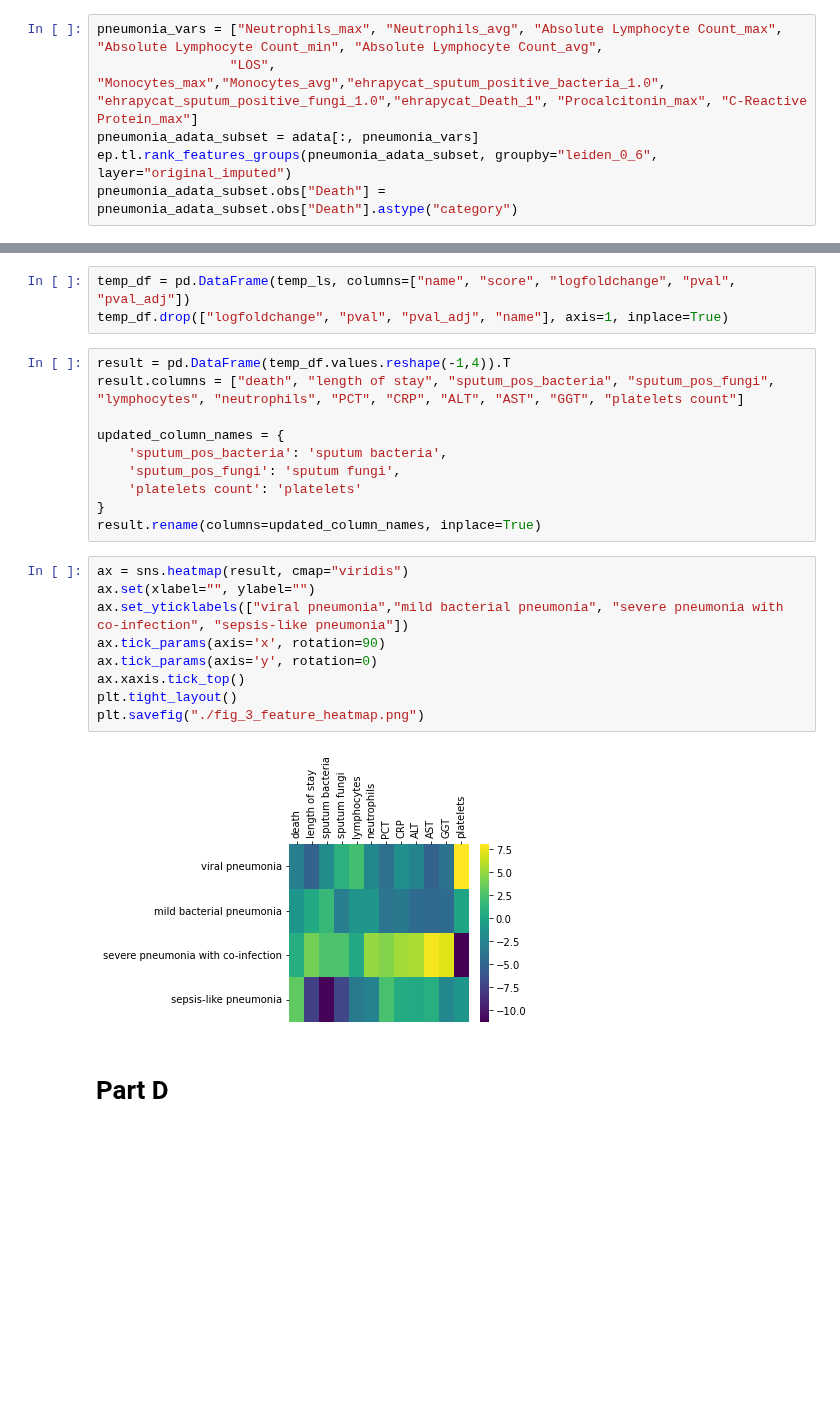
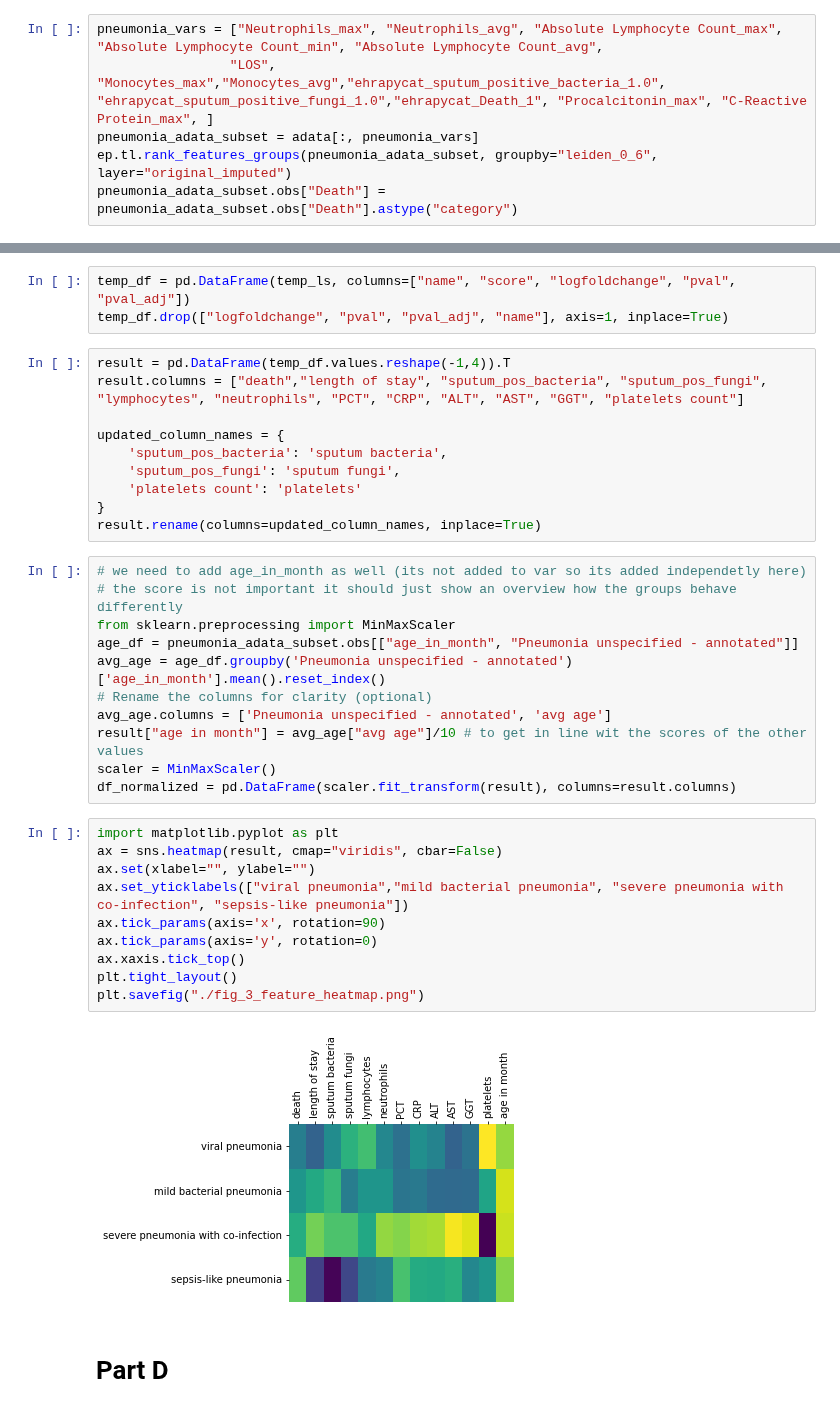
Before and after one commit to theislab/ehrapy-reproducibility, a Jupyter notebook: Figure_3/Figure3_nb.ipynb, the cells around one changed output, grey strips where cells are left out. Saved outputs shown, nothing was run; the diff lists cells and outputs as text; blank space fills up the shorter version.

```diff
--- a/Figure_3/Figure3_nb.ipynb
+++ b/Figure_3/Figure3_nb.ipynb
@@ -162,6 +186,6 @@ WARNING: saving figure to file figures/umapfig3_age_in_month.pdf
 # %%
 pneumonia_vars = ["Neutrophils_max", "Neutrophils_avg", "Absolute Lymphocyte Count_max", "Absolute Lymphocyte Count_min", "Absolute Lymphocyte Count_avg",
-                 "LOS", "Monocytes_max","Monocytes_avg","ehrapycat_sputum_positive_bacteria_1.0", "ehrapycat_sputum_positive_fungi_1.0","ehrapycat_Death_1", "Procalcitonin_max", "C-Reactive Protein_max"]
+                 "LOS", "Monocytes_max","Monocytes_avg","ehrapycat_sputum_positive_bacteria_1.0", "ehrapycat_sputum_positive_fungi_1.0","ehrapycat_Death_1", "Procalcitonin_max", "C-Reactive Protein_max", ]
 pneumonia_adata_subset = adata[:, pneumonia_vars]
 ep.tl.rank_features_groups(pneumonia_adata_subset, groupby="leiden_0_6", layer="original_imputed")
 pneumonia_adata_subset.obs["Death"] = pneumonia_adata_subset.obs["Death"].astype("category")
@@ -283,7 +309,7 @@ temp_df = pd.DataFrame(temp_ls, columns=["name", "score", "logfoldchange", "pval
 temp_df.drop(["logfoldchange", "pval", "pval_adj", "name"], axis=1, inplace=True)
 # %%
 result = pd.DataFrame(temp_df.values.reshape(-1,4)).T
-result.columns = ["death", "length of stay", "sputum_pos_bacteria", "sputum_pos_fungi", "lymphocytes", "neutrophils", "PCT", "CRP", "ALT", "AST", "GGT", "platelets count"]
+result.columns = ["death","length of stay", "sputum_pos_bacteria", "sputum_pos_fungi", "lymphocytes", "neutrophils", "PCT", "CRP", "ALT", "AST", "GGT", "platelets count"]
 
 updated_column_names = {
     'sputum_pos_bacteria': 'sputum bacteria',
@@ -291,17 +317,29 @@ updated_column_names = {
     'platelets count': 'platelets'
 }
 result.rename(columns=updated_column_names, inplace=True)
+# %%
+# we need to add age_in_month as well (its not added to var so its added independetly here)
+# the score is not important it should just show an overview how the groups behave differently
+from sklearn.preprocessing import MinMaxScaler
+age_df = pneumonia_adata_subset.obs[["age_in_month", "Pneumonia unspecified - annotated"]]
+avg_age = age_df.groupby('Pneumonia unspecified - annotated')['age_in_month'].mean().reset_index()
+# Rename the columns for clarity (optional)
+avg_age.columns = ['Pneumonia unspecified - annotated', 'avg age']
+result["age in month"] = avg_age["avg age"]/10 # to get in line wit the scores of the other values
+scaler = MinMaxScaler()
+df_normalized = pd.DataFrame(scaler.fit_transform(result), columns=result.columns)
 # %%
-ax = sns.heatmap(result, cmap="viridis")
+import matplotlib.pyplot as plt
+ax = sns.heatmap(result, cmap="viridis", cbar=False)
 ax.set(xlabel="", ylabel="")
 ax.set_yticklabels(["viral pneumonia","mild bacterial pneumonia", "severe pneumonia with co-infection", "sepsis-like pneumonia"])
 ax.tick_params(axis='x', rotation=90)
 ax.tick_params(axis='y', rotation=0)
 ax.xaxis.tick_top()
 plt.tight_layout()
 plt.savefig("./fig_3_feature_heatmap.png")
 # %% [output]
-[figure, old version]
+[figure, new version]
 # %% [markdown]
 # Part D
 # %%
```
Also changed, not shown: parts of 11 cells of this notebook, 2 other files.
